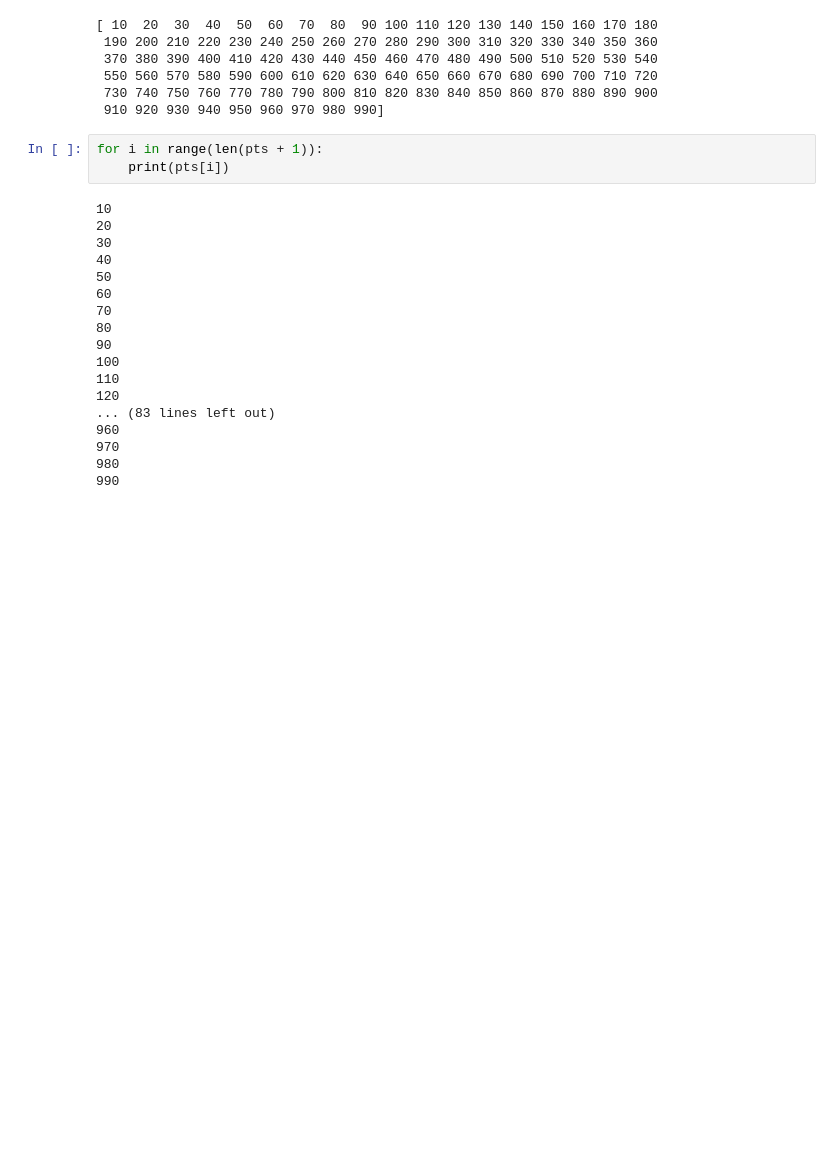
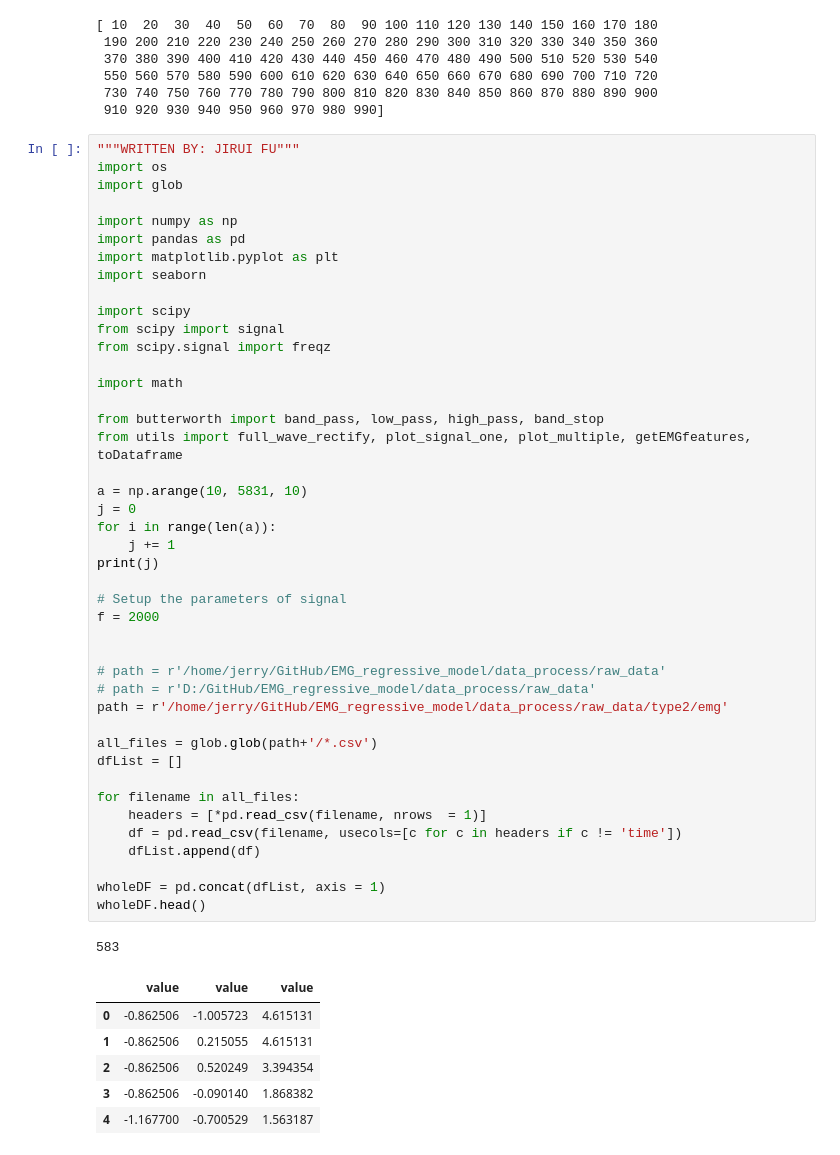
Before and after one commit to jiruifu-jerry0219/UpperLimbEstimator, a Jupyter notebook: data_process/test.ipynb, the cells around one changed output. Drawn from its saved outputs; the diff is of its cells as text; blank space fills up the shorter version.

```diff
--- a/data_process/test.ipynb
+++ b/data_process/test.ipynb
@@ -18,24 +18,54 @@ print(pts)
  550 560 570 580 590 600 610 620 630 640 650 660 670 680 690 700 710 720
  730 740 750 760 770 780 790 800 810 820 830 840 850 860 870 880 890 900
  910 920 930 940 950 960 970 980 990]
-# %%
-for i in range(len(pts + 1)):
-    print(pts[i])
-# %% [output]
-10
-20
-30
-40
-50
-60
-70
-80
-90
-100
-110
-120
-... (83 lines left out)
-960
-970
-980
-990
+# %%
+"""WRITTEN BY: JIRUI FU"""
+import os
+import glob
+
+import numpy as np
+import pandas as pd
+import matplotlib.pyplot as plt
+import seaborn
+
+import scipy
+from scipy import signal
+from scipy.signal import freqz
+
+import math
+
+from butterworth import band_pass, low_pass, high_pass, band_stop
+from utils import full_wave_rectify, plot_signal_one, plot_multiple, getEMGfeatures, toDataframe
+
+a = np.arange(10, 5831, 10)
+j = 0
+for i in range(len(a)):
+    j += 1
+print(j)
+
+# Setup the parameters of signal
+f = 2000
+
+
+# path = r'/home/jerry/GitHub/EMG_regressive_model/data_process/raw_data'
+# path = r'D:/GitHub/EMG_regressive_model/data_process/raw_data'
+path = r'/home/jerry/GitHub/EMG_regressive_model/data_process/raw_data/type2/emg'
+
+all_files = glob.glob(path+'/*.csv')
+dfList = []
+
+for filename in all_files:
+    headers = [*pd.read_csv(filename, nrows  = 1)]
+    df = pd.read_csv(filename, usecols=[c for c in headers if c != 'time'])
+    dfList.append(df)
+
+wholeDF = pd.concat(dfList, axis = 1)
+wholeDF.head()
+# %% [output]
+583
+|  | value | value | value |
+| 0 | -0.862506 | -1.005723 | 4.615131 |
+| 1 | -0.862506 | 0.215055 | 4.615131 |
+| 2 | -0.862506 | 0.520249 | 3.394354 |
+| 3 | -0.862506 | -0.090140 | 1.868382 |
+| 4 | -1.167700 | -0.700529 | 1.563187 |
```
Also changed, not shown: parts of 12 cells of this notebook, 33 other files.
